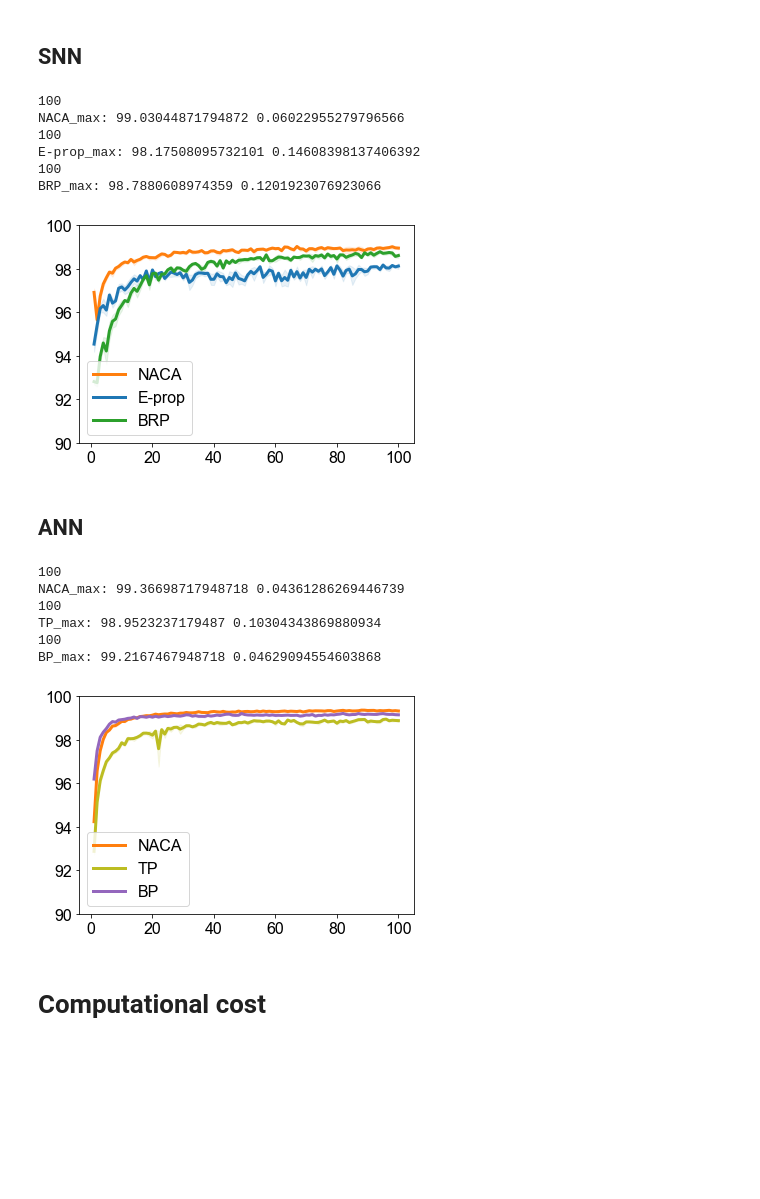
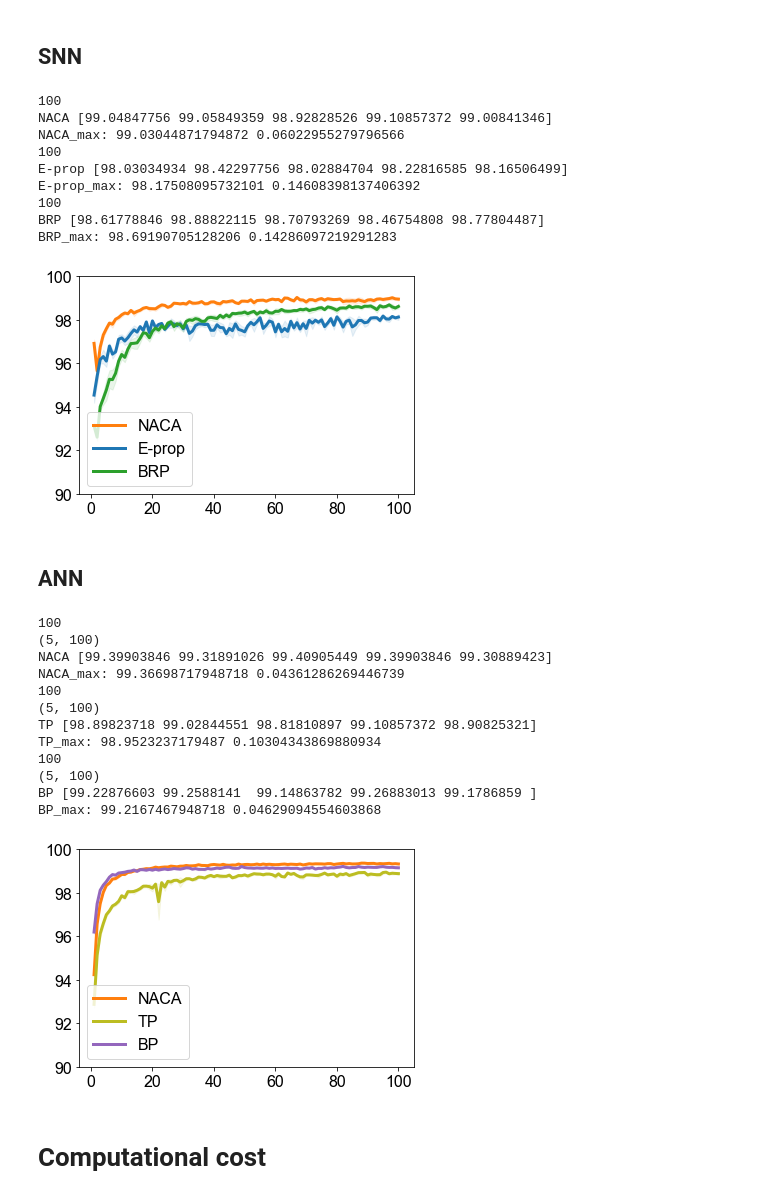
Before and after one commit to thomasaimondy/NACA, a Jupyter notebook: plot/plot-Classification.ipynb, the cells around one changed output. Cells and saved outputs as stored; diff of their text form; code cells hidden in the pictures; blank space fills up the shorter version.

```diff
--- a/plot/plot-Classification.ipynb
+++ b/plot/plot-Classification.ipynb
@@ -492,6 +500,7 @@ def plot(list_, *args):
     for i in range(len(data)):
         data[i]=data[i][:max_length]
     data = np.array(data)
+    print(args[0], data[:,np.where(data.mean(0)==data.mean(0).max())[0][0]])
     plt.plot(np.arange(data.shape[1])+1, data.mean(0), color=args[1], label=args[0], linewidth=3)
     plt.fill_between(np.arange(data.shape[1])+1, data.mean(0)-data.std(0)*0.5, data.mean(0)+data.std(0)*0.5, color=args[1], alpha=.1)
     print(args[0]+'_max:', data.mean(0).max(), data.std(0)[np.where(data.mean(0)==data.mean(0).max())[0][0]])
@@ -516,36 +525,42 @@ root = 'D:/code/EAST/data/new'
 plot([
     '2022091505h05m24s_naca_snn_mnist_0_0.5_1.2_1.0_3/testacc.txt',
      '2022091505h05m24s_naca_snn_mnist_1_0.5_1.2_1.0_3/testacc.txt',
      '2022091505h05m24s_naca_snn_mnist_2_0.5_1.2_1.0_3/testacc.txt',
       '2022091505h05m24s_naca_snn_mnist_3_0.5_1.2_1.0_3/testacc.txt',
       '2022091505h05m24s_naca_snn_mnist_4_0.5_1.2_1.0_3/testacc.txt'
 ], 'NACA', 'C1')
 root = 'D:/code/EAST/data/new'
 plot([
     '2022_09_13_05_28_06_eprop_snn_mnist_0/2022_09_13_05_28_06_eprop_snn_mnist_0-0/testacc.txt',
     '2022_09_13_05_31_30_eprop_snn_mnist_1/2022_09_13_05_31_30_eprop_snn_mnist_1-1/testacc.txt',
     '2022_09_13_05_32_27_eprop_snn_mnist_2/2022_09_13_05_32_27_eprop_snn_mnist_2-2/testacc.txt',
     '2022_09_13_21_10_14_eprop_snn_mnist_3/2022_09_13_21_10_14_eprop_snn_mnist_3-3/testacc.txt',
     '2022_09_13_21_10_14_eprop_snn_mnist_4/2022_09_13_21_10_14_eprop_snn_mnist_4-4/testacc.txt'], 'E-prop', 'C0')
 root = 'D:/code/EAST/data/new'
 plot([
     '2022092104h53m14s_brp_snn_mnist_0/testacc.txt',
-    '2022092104h53m15s_brp_snn_mnist_1/testacc.txt'
+    '2022092104h53m15s_brp_snn_mnist_1/testacc.txt',
+    '2023052011h37m46s_mnist_brp_3/testacc.txt',
+    '2023052011h38m58s_mnist_brp_4/testacc.txt',
+    '2023052011h39m09s_mnist_brp_5/testacc.txt'
     ], 'BRP', 'C2')
 
 plt.ylim([90,100])
 
 plt.legend(loc='lower left')
 plt.savefig('mnist_snn.svg')
 plt.show()
 # %% [output]
 100
+NACA [99.04847756 99.05849359 98.92828526 99.10857372 99.00841346]
 NACA_max: 99.03044871794872 0.06022955279796566
 100
+E-prop [98.03034934 98.42297756 98.02884704 98.22816585 98.16506499]
 E-prop_max: 98.17508095732101 0.14608398137406392
 100
-BRP_max: 98.7880608974359 0.1201923076923066
+BRP [98.61778846 98.88822115 98.70793269 98.46754808 98.77804487]
+BRP_max: 98.69190705128206 0.14286097219291283
-[figure, old version]
+[figure, new version]
 # %% [markdown]
 ## ANN
 # %%
@@ -572,6 +587,8 @@ def plot(list_, *args):
     for i in range(len(data)):
         data[i]=data[i][:max_length]
     data = np.array(data)
+    print(data.shape)
+    print(args[0], data[:,np.where(data.mean(0)==data.mean(0).max())[0][0]])
     plt.plot(np.arange(data.shape[1])+1, data.mean(0), color=args[1], label=args[0], linewidth=3)
     plt.fill_between(np.arange(data.shape[1])+1, data.mean(0)-data.std(0)*0.5, data.mean(0)+data.std(0)*0.5, color=args[1], alpha=.1)
     print(args[0]+'_max:', data.mean(0).max(), data.std(0)[np.where(data.mean(0)==data.mean(0).max())[0][0]])
@@ -619,10 +636,16 @@ plt.savefig('mnist_ann.svg')
 plt.show()
 # %% [output]
 100
+(5, 100)
+NACA [99.39903846 99.31891026 99.40905449 99.39903846 99.30889423]
 NACA_max: 99.36698717948718 0.04361286269446739
 100
+(5, 100)
+TP [98.89823718 99.02844551 98.81810897 99.10857372 98.90825321]
 TP_max: 98.9523237179487 0.10304343869880934
 100
+(5, 100)
+BP [99.22876603 99.2588141  99.14863782 99.26883013 99.1786859 ]
 BP_max: 99.2167467948718 0.04629094554603868
 [figure]
 # %% [markdown]
```
Also changed, not shown: parts of 14 cells of this notebook.
